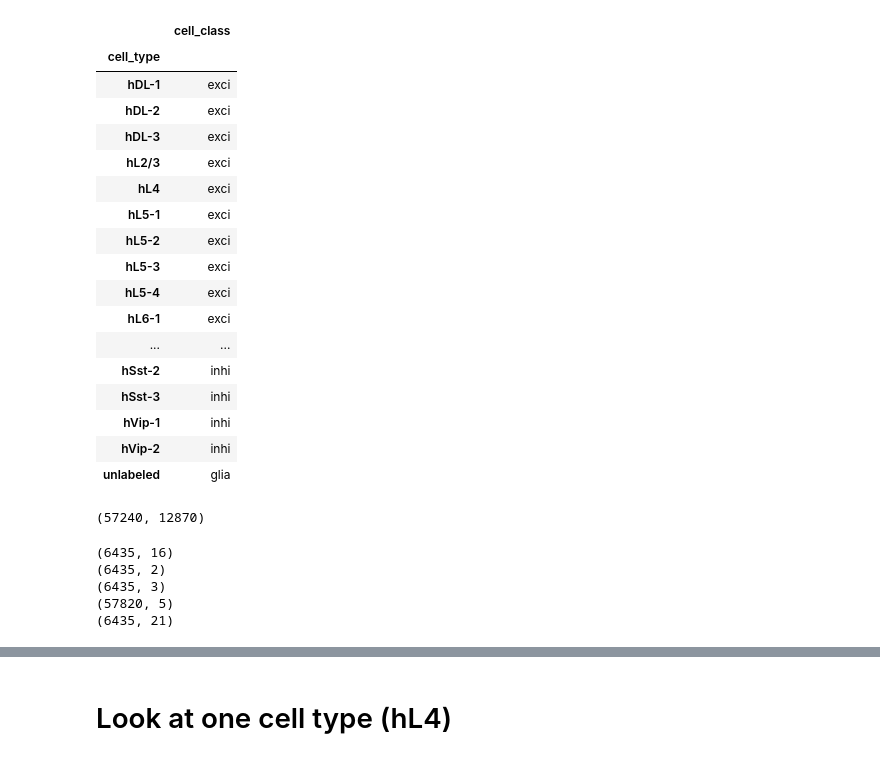
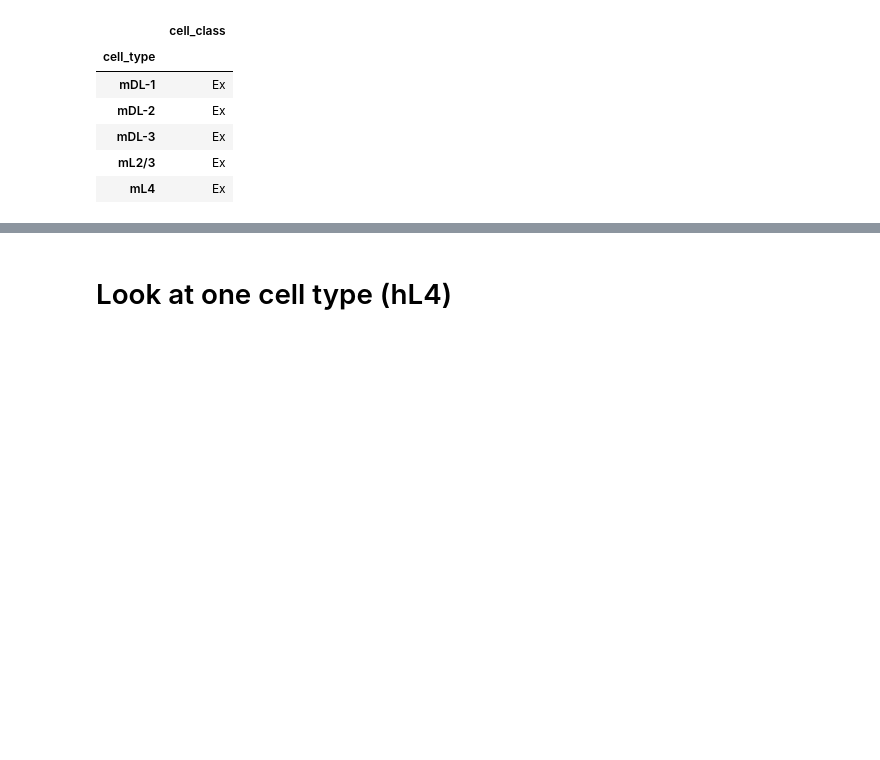
Before and after one commit to mukamel-lab-team/snmcseq, a Jupyter notebook: cell_diversity_analysis.ipynb, the cells around one changed output, grey strips where cells are left out. Cells and saved outputs as stored; diff of their text form; code cells hidden in the pictures; blank space fills up the shorter version.

```diff
--- a/cell_diversity_analysis.ipynb
+++ b/cell_diversity_analysis.ipynb
@@ -13,69 +37,19 @@ from snmcseq_utils import tsne_and_boxplot
 # %%
-cell_types = ['hDL-1', 'hDL-2', 'hDL-3', 'hL2/3', 'hL4', 'hL5-1', 'hL5-2', 'hL5-3',
-       'hL5-4', 'hL6-1', 'hL6-2', 'hL6-3', 'hNdnf', 'hNos', 'hPv-1',
-       'hPv-2', 'hSst-1', 'hSst-2', 'hSst-3', 'hVip-1', 'hVip-2', 'unlabeled']
+cell_types = ['mDL-1', 'mDL-2', 'mDL-3', 'mL2/3', 'mL4', 'mL5-1', 'mL5-2', 'mL5-3',
+       'mL5-4', 'mL6-1', 'mL6-2', 'mL6-3', 'mNdnf-1', 'mNdnf-2', 'mPv',
+       'mSst-1', 'mSst-2', 'mSst-3', 'mVip', 'unlabeled']
 
-cell_classes = ['exci', 'exci', 'exci', 'exci', 'exci', 'exci', 'exci', 'exci',
-       'exci', 'exci', 'exci', 'exci', 'inhi', 'inhi', 'inhi',
-       'inhi', 'inhi', 'inhi', 'inhi', 'inhi', 'inhi', 'glia']
-
+cell_classes = ['Ex']*12 + ['In']*7 + ['Glia']
 df_cell_class = pd.DataFrame()
 df_cell_class['cell_type'] = cell_types
 df_cell_class['cell_class'] = cell_classes
 df_cell_class = df_cell_class.set_index('cell_type')
-df_cell_class
+df_cell_class.head()
 # %% [output]
 |  | cell_class |
 | cell_type |  |
-| hDL-1 | exci |
-| hDL-2 | exci |
-| hDL-3 | exci |
-| hL2/3 | exci |
-| hL4 | exci |
-| hL5-1 | exci |
-| hL5-2 | exci |
-| hL5-3 | exci |
-| hL5-4 | exci |
-| hL6-1 | exci |
-| ... | ... |
-| hSst-2 | inhi |
-| hSst-3 | inhi |
-| hVip-1 | inhi |
-| hVip-2 | inhi |
-| unlabeled | glia |
+| mDL-1 | Ex |
+| mDL-2 | Ex |
+| mDL-3 | Ex |
+| mL2/3 | Ex |
+| mL4 | Ex |
-# %%
-mc_c_file = './data/gene_level/genebody_mCH_human_combined_summary.tsv'
-df = pd.read_table(mc_c_file, index_col='id')
-print(df.shape)
-# %% [output]
-(57240, 12870)
-# %%
-meta_file = './data/metadata/metadata_human_combined_updated.tsv'
-cluster_file = './data/cluster/cluster_MB_v1_MB_EA_MB_EB/clusters_v1_binc_mCH_louvain.tsv'
-tsne_file = './data/tsne/tsne_perp30_binc_mCH_human_combined_100000_summary_nmcc_v3.tsv'
-gene_id_name_file = './data/references/gene_id_to_names.tsv'
-annotation_file = './data/cluster/cluster_MB_v1_MB_EA_MB_EB/clusters_v1_binc_mCH_louvain_annotation.tsv'
-
-df_meta = pd.read_table(meta_file, index_col='Sample')
-df_cluster = pd.read_table(cluster_file, index_col='sample')
-df_tsne = pd.read_table(tsne_file, index_col='sample')
-df_gene = pd.read_table(gene_id_name_file, index_col='geneID')
-df_annot = pd.read_table(annotation_file, index_col='cluster_ID').fillna('unlabeled')
-
-df_cluster = pd.merge(df_cluster, df_annot, left_on='cluster_ID', right_index=True)
-df_cluster = pd.merge(df_cluster, df_cell_class, left_on='cluster_annotation', right_index=True)
-
-print(df_meta.shape)
-print(df_tsne.shape)
-print(df_cluster.shape)
-print(df_gene.shape)
-
-df_info = pd.merge(df_meta, df_cluster, left_index=True, right_index=True)
-df_info = pd.merge(df_info, df_tsne, left_index=True, right_index=True)
-print(df_info.shape)
-# %% [output]
-(6435, 16)
-(6435, 2)
-(6435, 3)
-(57820, 5)
-(6435, 21)
```
Also changed, not shown: parts of 66 cells of this notebook, 45 other files.
